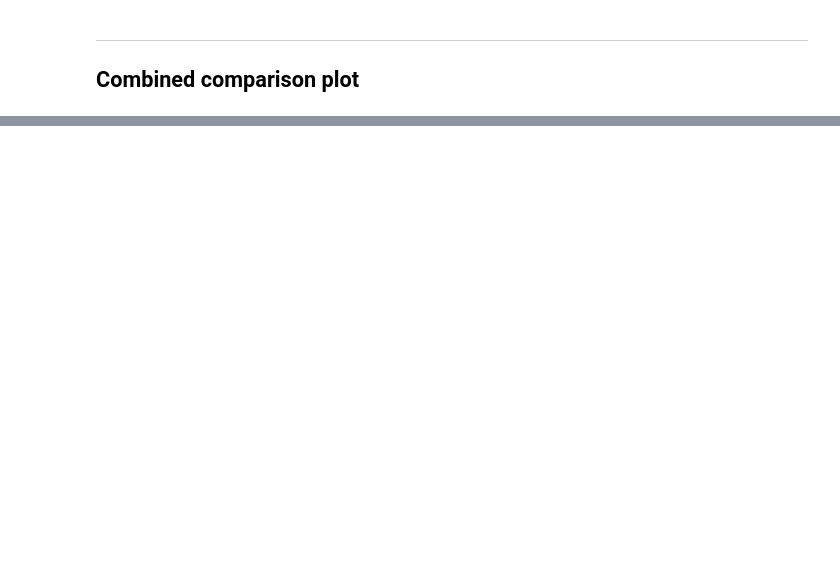
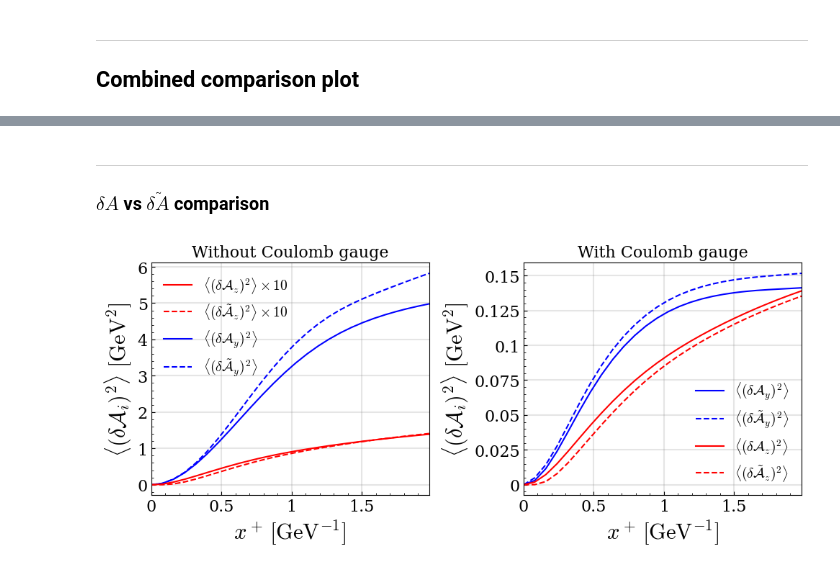
Before and after one commit to avramescudana/curraun, a Jupyter notebook: notebooks/classical_quantum_qhat_coulomb.ipynb, the cells around one changed output, grey strips where cells are left out. Drawn from its saved outputs; the diff is of its cells as text; code cells hidden in the pictures; blank space fills up the shorter version.

```diff
--- a/notebooks/classical_quantum_qhat_coulomb.ipynb
+++ b/notebooks/classical_quantum_qhat_coulomb.ipynb
@@ -378,0 +531,78 @@ plt.show()
+# %% [markdown]
+---
+### $\delta A$ vs $\delta\tilde{A}$ comparison
+# %%
+import matplotlib.pyplot as plt
+import matplotlib.ticker as mticker
+
+plt.rcParams['font.family'] = 'DejaVu Serif'
+plt.rcParams['font.serif'] = ['DejaVu Serif']
+plt.rcParams['mathtext.fontset'] = 'cm'
+
+fig, axes = plt.subplots(1, 2, figsize=(10, 4.5))
+
+# Without Coulomb gauge
+ax = axes[0]
+ax.tick_params(axis='both', which='major', direction='in')
+ax.minorticks_on()
+ax.tick_params(axis='both', which='minor', direction='in')
+ax.tick_params(axis='x', labelsize=16)
+ax.tick_params(axis='y', labelsize=16)
+
+i = 1
+line1, = ax.plot(xplus, da_sq_no_coulomb[:, i], linewidth=1.5, color='blue')
+line2, = ax.plot(xplus, da_transp_sq_no_coulomb[:, i], linewidth=1.5, color='blue', linestyle='--')
+
+i = 2
+line3, = ax.plot(xplus, da_sq_no_coulomb[:, i]*10, linewidth=1.5, color='red')
+line4, = ax.plot(xplus, da_transp_sq_no_coulomb[:, i]*10, linewidth=1.5, color='red', linestyle='--')
+
+ax.set_xlim([0, max(xplus)])
+ax.xaxis.set_major_formatter(mticker.FuncFormatter(lambda x, _: '{:g}'.format(x)))
+ax.yaxis.set_major_formatter(mticker.FuncFormatter(lambda x, _: '{:g}'.format(x)))
+ax.set_xlabel(r"$x^+\,\mathrm{[GeV^{-1}]}$", fontsize=22)
+ax.set_ylabel(r"$\langle (\delta \mathcal{A}_i)^2\rangle\,\,\mathrm{[GeV^2]}$", fontsize=22)
+ax.set_title('Without Coulomb gauge', fontsize=16)
+ax.grid(color='gray', linestyle='-', linewidth=1.5, alpha=0.2)
+ax.legend([line3, line4, line1, line2],
+          [r"$\langle (\delta \mathcal{A}_z)^2\rangle\times 10$",
+           r"$\langle (\delta \tilde{\mathcal{A}}_z)^2\rangle\times 10$",
+           r"$\langle (\delta \mathcal{A}_y)^2\rangle$",
+           r"$\langle (\delta \tilde{\mathcal{A}}_y)^2\rangle$"],
+          fontsize=14, frameon=False, loc='upper left')
+
+# With Coulomb gauge
+ax = axes[1]
+ax.tick_params(axis='both', which='major', direction='in')
+ax.minorticks_on()
+ax.tick_params(axis='both', which='minor', direction='in')
+ax.tick_params(axis='x', labelsize=16)
+ax.tick_params(axis='y', labelsize=16)
+
+i = 1
+line1, = ax.plot(xplus, da_sq_coulomb[:, i], linewidth=1.5, color='blue')
+line2, = ax.plot(xplus, da_transp_sq_coulomb[:, i], linewidth=1.5, color='blue', linestyle='--')
+
+i = 2
+line3, = ax.plot(xplus, da_sq_coulomb[:, i], linewidth=1.5, color='red')
+line4, = ax.plot(xplus, da_transp_sq_coulomb[:, i], linewidth=1.5, color='red', linestyle='--')
+
+ax.set_xlim([0, max(xplus)])
+ax.xaxis.set_major_formatter(mticker.FuncFormatter(lambda x, _: '{:g}'.format(x)))
+ax.yaxis.set_major_formatter(mticker.FuncFormatter(lambda x, _: '{:g}'.format(x)))
+ax.set_xlabel(r"$x^+\,\mathrm{[GeV^{-1}]}$", fontsize=22)
+ax.set_ylabel(r"$\langle (\delta \mathcal{A}_i)^2\rangle\,\,\mathrm{[GeV^2]}$", fontsize=22)
+ax.set_title(f'With Coulomb gauge', fontsize=16)
+ax.grid(color='gray', linestyle='-', linewidth=1.5, alpha=0.2)
+ax.legend([line1, line2, line3, line4],
+          [r"$\langle (\delta \mathcal{A}_y)^2\rangle$",
+           r"$\langle (\delta \tilde{\mathcal{A}}_y)^2\rangle$",
+           r"$\langle (\delta \mathcal{A}_z)^2\rangle$",
+           r"$\langle (\delta \tilde{\mathcal{A}}_z)^2\rangle$"],
+          fontsize=14, frameon=False, loc='lower right')
+
+plt.tight_layout()
+# plt.savefig(f'delta_a_delta_atilde_{quark}_n_{N}_{coulomb_gauge_mode}.png', facecolor='w', dpi=600)
+plt.show()
+# %% [output]
+[figure, added]
```
Also changed, not shown: parts of 14 cells of this notebook, 1 other file.
